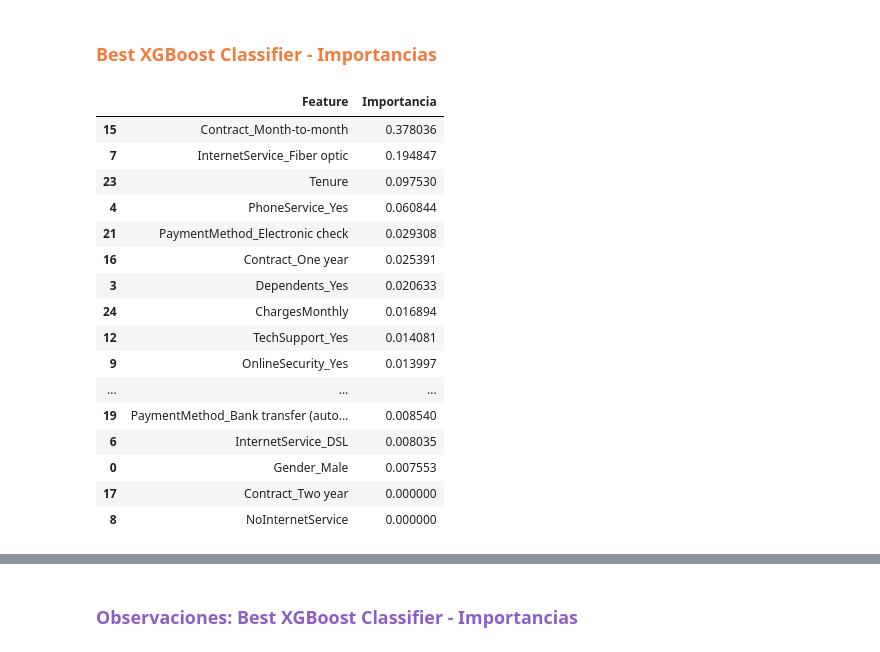
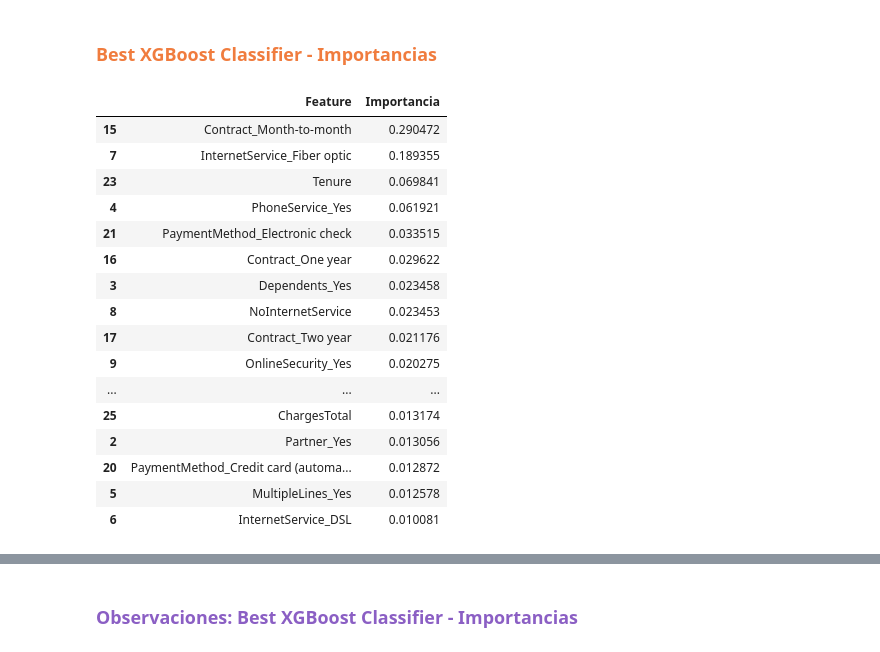
Before and after one commit to ignaciomajo/proyecto_TelecomX_ML, a Jupyter notebook: proyecto_telecomX_ML.ipynb, the cells around one changed output, grey strips where cells are left out. Cells and saved outputs as stored; diff of their text form; code cells hidden in the pictures.

```diff
--- a/proyecto_telecomX_ML.ipynb
+++ b/proyecto_telecomX_ML.ipynb
@@ -2536,9 +2621,9 @@ xgb_3.best_params_
 # %%
-xgb_3 = XGBClassifier(random_state=42, early_stopping_rounds=10, eval_metric='logloss', n_estimators=1000,
-                        gamma=0.5, learning_rate=0.001, max_depth=10, min_child_weight=2, reg_alpha=1.0)
+#xgb_3 = XGBClassifier(random_state=42, early_stopping_rounds=10, eval_metric='logloss', n_estimators=1000,
+#                        gamma=0.5, learning_rate=0.001, max_depth=10, min_child_weight=2, reg_alpha=1.0)
 
-xgb_3.fit(X_train, y_train, eval_set=[(X_val, y_val)], verbose=False)
+#xgb_3.fit(X_train, y_train, eval_set=[(X_val, y_val)], verbose=False)
 
-xgb_3_results = metricas_generales(xgb_3, X_val, y_val, 'XGB Classifier 3')
-results_tracking.append(xgb_3_results)
-pd.DataFrame(results_tracking)
+#xgb_3_results = metricas_generales(xgb_3, X_val, y_val, 'XGB Classifier 3')
+#results_tracking.append(xgb_3_results)
+#pd.DataFrame(results_tracking)
@@ -2629,6 +2695,6 @@ best_models.append(xgb_1_results)
 # %%
 with open(MODELS_PATH / 'best_xgb.pkl', 'wb') as f:
-    pickle.dump(xgb_1, f)
+    pickle.dump(xgb_3, f)
 # %%
 pd.DataFrame(best_models)
 # %% [output]
@@ -3565,32 +3636,32 @@ En cambio, solo indica **cuán útil es cada variable** para mejorar la clasific
 # %% [markdown]
 ### <font color='#f07c3e'>**Best XGBoost Classifier - Importancias**</font>
 # %%
-#xgb_best = xgb.best_estimator_
-importancias_xgb = xgb.feature_importances_ #xgb_best.feature_importances_
+xgb_best = xgb.best_estimator_
+importancias_xgb = xgb_best.feature_importances_ #xgb_best.feature_importances_
 features = X_test.columns
 
 df_importancias_xgb = pd.DataFrame({'Feature': features,
                                     'Importancia': importancias_xgb}).sort_values('Importancia', ascending=False)
 
 df_importancias_xgb
 # %% [output]
 |  | Feature | Importancia |
-| 15 | Contract_Month-to-month | 0.378036 |
-| 7 | InternetService_Fiber optic | 0.194847 |
-| 23 | Tenure | 0.097530 |
-| 4 | PhoneService_Yes | 0.060844 |
-| 21 | PaymentMethod_Electronic check | 0.029308 |
-| 16 | Contract_One year | 0.025391 |
-| 3 | Dependents_Yes | 0.020633 |
-| 24 | ChargesMonthly | 0.016894 |
-| 12 | TechSupport_Yes | 0.014081 |
-| 9 | OnlineSecurity_Yes | 0.013997 |
+| 15 | Contract_Month-to-month | 0.290472 |
+| 7 | InternetService_Fiber optic | 0.189355 |
+| 23 | Tenure | 0.069841 |
+| 4 | PhoneService_Yes | 0.061921 |
+| 21 | PaymentMethod_Electronic check | 0.033515 |
+| 16 | Contract_One year | 0.029622 |
+| 3 | Dependents_Yes | 0.023458 |
+| 8 | NoInternetService | 0.023453 |
+| 17 | Contract_Two year | 0.021176 |
+| 9 | OnlineSecurity_Yes | 0.020275 |
 | ... | ... | ... |
-| 19 | PaymentMethod_Bank transfer (auto... | 0.008540 |
-| 6 | InternetService_DSL | 0.008035 |
-| 0 | Gender_Male | 0.007553 |
-| 17 | Contract_Two year | 0.000000 |
-| 8 | NoInternetService | 0.000000 |
+| 25 | ChargesTotal | 0.013174 |
+| 2 | Partner_Yes | 0.013056 |
+| 20 | PaymentMethod_Credit card (automa... | 0.012872 |
+| 5 | MultipleLines_Yes | 0.012578 |
+| 6 | InternetService_DSL | 0.010081 |
 # %%
 plot_analisis_variables(df=df_importancias_xgb,
                         analisis='Importancia',
```
Also changed, not shown: parts of 72 cells of this notebook, 16 other files.
